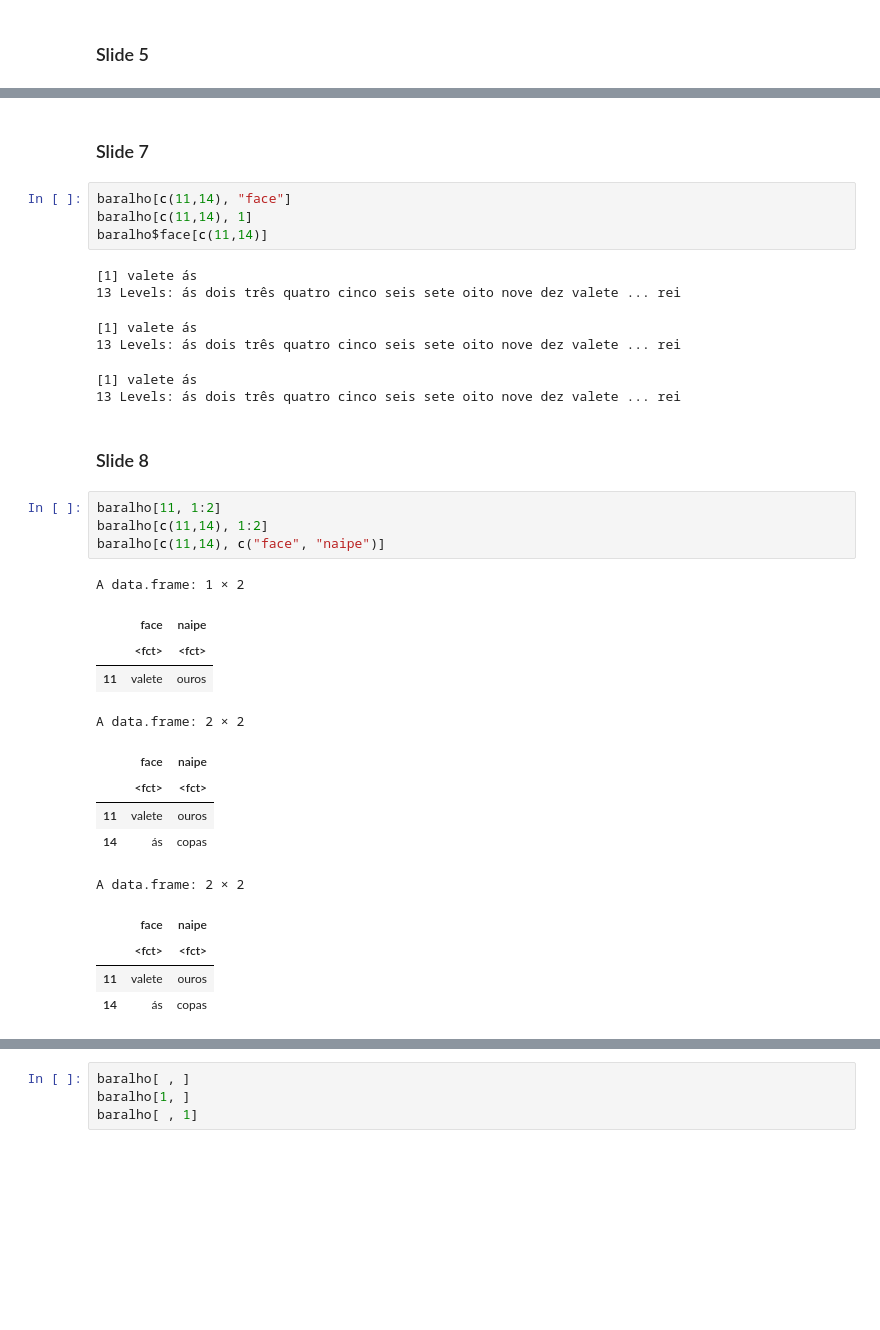
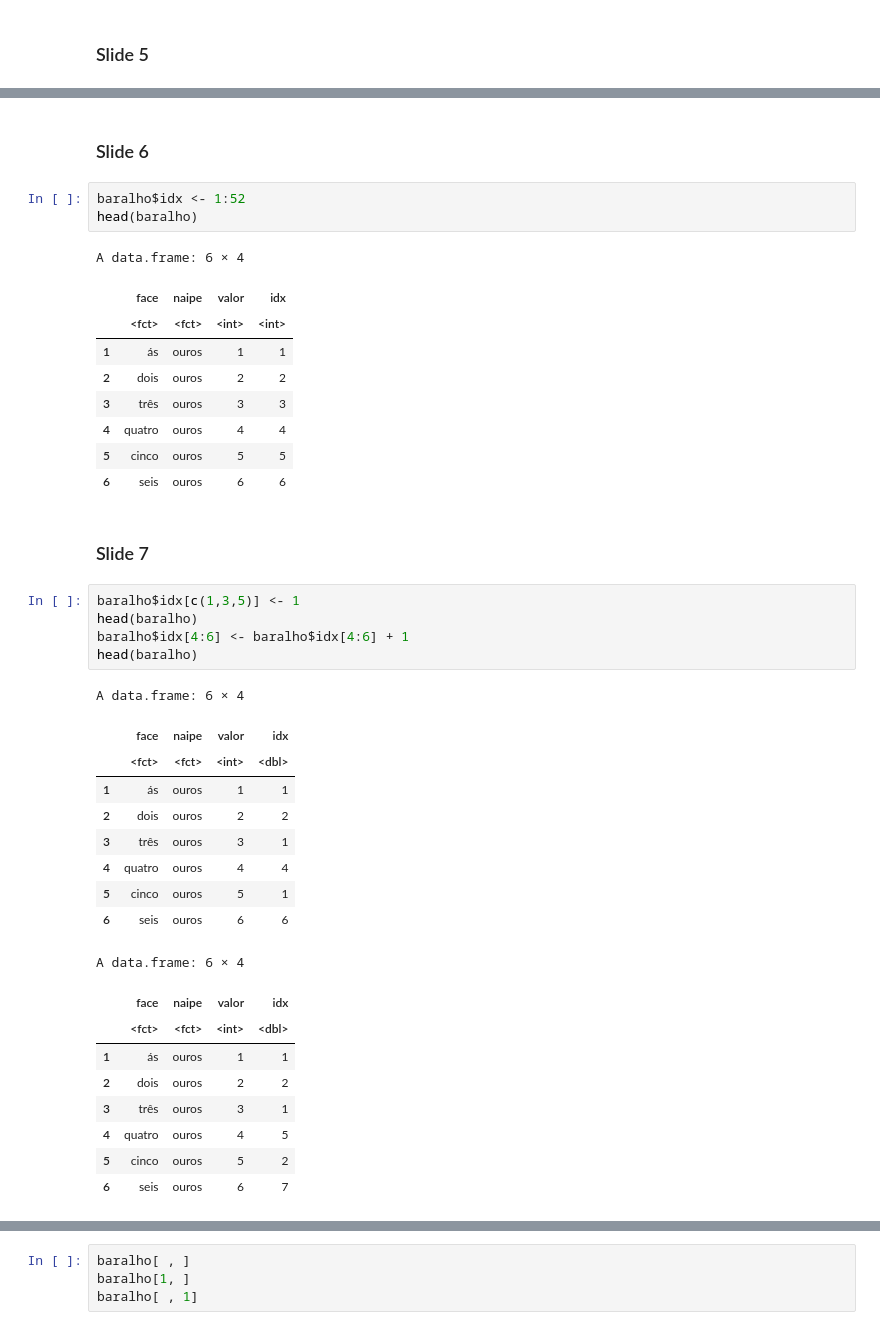
Before and after one commit to eogasawara/R, a Jupyter notebook: 05-Modificacao-Valores.ipynb, the cells around one changed output, grey strips where cells are left out. Drawn from its saved outputs; the diff is of its cells as text; blank space fills up the shorter version.

```diff
--- a/05-Modificacao-Valores.ipynb
+++ b/05-Modificacao-Valores.ipynb
@@ -37,35 +57,42 @@ A data.frame: 6 × 3
 # %% [markdown]
-### Slide 7
+### Slide 6
 # %%
-baralho[c(11,14), "face"]
-baralho[c(11,14), 1]
-baralho$face[c(11,14)]
+baralho$idx <- 1:52
+head(baralho)
 # %% [output]
-[1] valete ás
-13 Levels: ás dois três quatro cinco seis sete oito nove dez valete ... rei
+A data.frame: 6 × 4
-[1] valete ás
-13 Levels: ás dois três quatro cinco seis sete oito nove dez valete ... rei
-[1] valete ás
-13 Levels: ás dois três quatro cinco seis sete oito nove dez valete ... rei
+|  | face | naipe | valor | idx |
+|  | <fct> | <fct> | <int> | <int> |
+| 1 | ás | ouros | 1 | 1 |
+| 2 | dois | ouros | 2 | 2 |
+| 3 | três | ouros | 3 | 3 |
+| 4 | quatro | ouros | 4 | 4 |
+| 5 | cinco | ouros | 5 | 5 |
+| 6 | seis | ouros | 6 | 6 |
 # %% [markdown]
-### Slide 8
+### Slide 7
 # %%
-baralho[11, 1:2]
-baralho[c(11,14), 1:2]
-baralho[c(11,14), c("face", "naipe")]
+baralho$idx[c(1,3,5)] <- 1
+head(baralho)
+baralho$idx[4:6] <- baralho$idx[4:6] + 1
+head(baralho)
 # %% [output]
-A data.frame: 1 × 2
+A data.frame: 6 × 4
-|  | face | naipe |
-|  | <fct> | <fct> |
-| 11 | valete | ouros |
+|  | face | naipe | valor | idx |
+|  | <fct> | <fct> | <int> | <dbl> |
+| 1 | ás | ouros | 1 | 1 |
+| 2 | dois | ouros | 2 | 2 |
+| 3 | três | ouros | 3 | 1 |
+| 4 | quatro | ouros | 4 | 4 |
+| 5 | cinco | ouros | 5 | 1 |
+| 6 | seis | ouros | 6 | 6 |
-A data.frame: 2 × 2
+A data.frame: 6 × 4
-|  | face | naipe |
-|  | <fct> | <fct> |
-| 11 | valete | ouros |
-| 14 | ás | copas |
+|  | face | naipe | valor | idx |
+|  | <fct> | <fct> | <int> | <dbl> |
+| 1 | ás | ouros | 1 | 1 |
+| 2 | dois | ouros | 2 | 2 |
+| 3 | três | ouros | 3 | 1 |
+| 4 | quatro | ouros | 4 | 5 |
+| 5 | cinco | ouros | 5 | 2 |
+| 6 | seis | ouros | 6 | 7 |
-A data.frame: 2 × 2
-|  | face | naipe |
-|  | <fct> | <fct> |
-| 11 | valete | ouros |
-| 14 | ás | copas |
 # %% [markdown]
```
Also changed, not shown: parts of 7 cells of this notebook, 2 other files.
